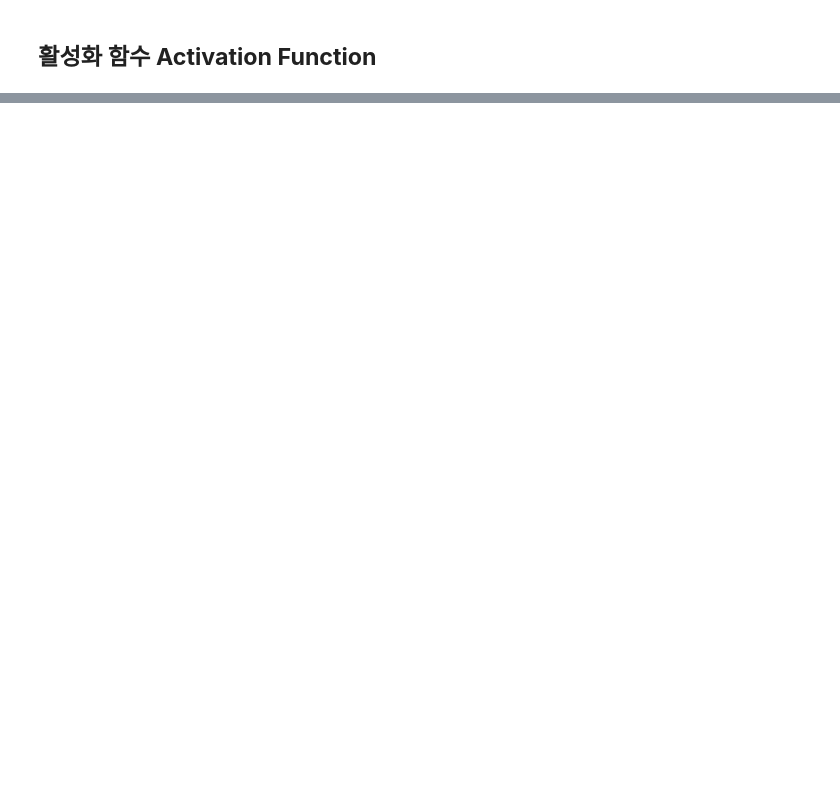
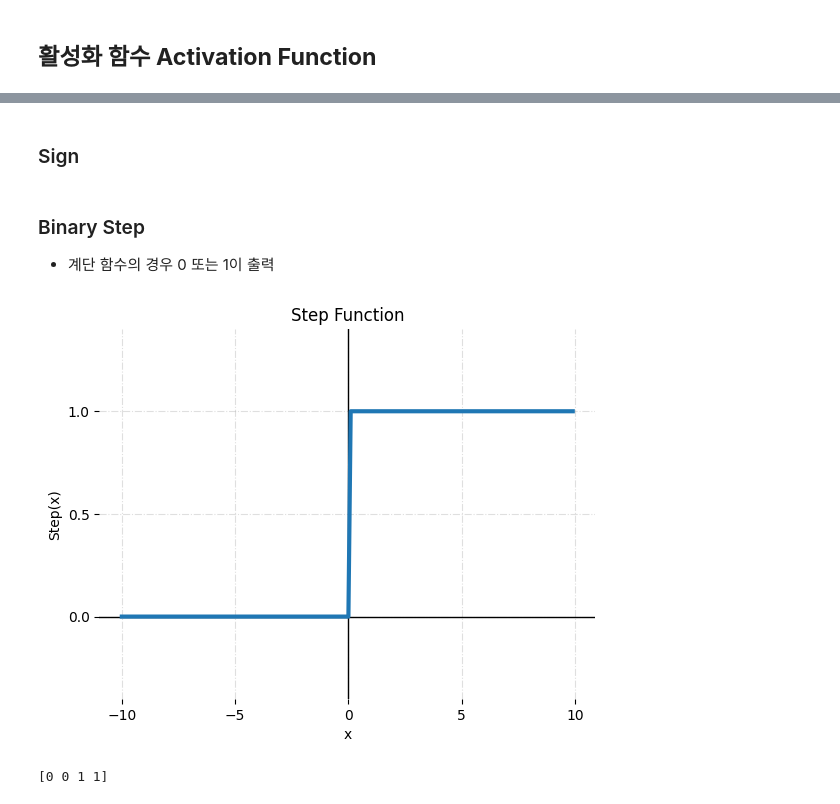
Before and after one commit to normalstory/2024AI_CoachingStudy, a Jupyter notebook: week3_ActivationFunction.ipynb, the cells around one changed output, grey strips where cells are left out. Drawn from its saved outputs; the diff is of its cells as text; code cells hidden in the pictures; blank space fills up the shorter version.

```diff
--- a/week3_ActivationFunction.ipynb
+++ b/week3_ActivationFunction.ipynb
@@ -59,13 +2,0 @@ array([0, 0, 0, 0, 0, 0, 0, 0, 0, 0, 0, 0, 0, 0, 0, 0, 0, 0, 0, 0, 0, 0,
-# %%
-import numpy as np
-import matplotlib.pyplot as plt
-
-def sigmoid(x):
-    return 1 / (1 + np.exp(-x))     # 넘파이의 exp(x) 함수는 e^x를 구하는 지수 함수이다.
-
-x = np.arange(-10, 10, 0.1)
-y = sigmoid(x)
-
-plt.plot(x, y)
-plt.title('sigmoid function')
-plt.show()
@@ -121,13 +2,0 @@ print(result)
-# %%
-import numpy as np
-import matplotlib.pyplot as plt
-
-def relu(x):
-    return np.maximum(0, x)     # 인수로 주어진 수 중 가장 큰 수를 반환
-
-x = np.arange(-10, 10, 0.1)
-y = relu(x)
-
-plt.plot(x, y)
-plt.title('ReLU function')
-plt.show()
@@ -140,0 +36,10 @@ plt.show()
+# %%
+# Generate values for x to Graph
+line_x = np.arange(-10, 10, 0.1)         # x 값으로 -10 ~ 9.9까지 0.1 간격의 소수로 이루어진 배열
+
+value_x = np.array([-1, 0, 0.5, 1])
+# %% [markdown]
+### Sign
+# %% [markdown]
+### Binary Step
+- 계단 함수의 경우 0 또는 1이 출력
@@ -140,0 +50,20 @@ plt.show()
+# %%
+# plotting
+plt.title('Step Function')
+plt.box(on=None)
+plt.ylim((-0.4, 1.4))
+plt.axhline(lw=1, c='black')
+plt.axvline(lw=1, c='black')
+plt.grid(alpha=0.4, ls='-.')
+plt.locator_params(nbins=5)
+plt.xlabel("x")
+plt.ylabel("Step(x)")
+plt.plot(line_x, stepfunc(line_x), lw=3)
+plt.show()
+# %% [output]
+[figure, added]
+# %%
+# Compute Func values for corresponding x
+print(stepfunc(value_x))
+# %% [output]
+[0 0 1 1]
```
Also changed, not shown: parts of 48 cells of this notebook, 2 other files.
